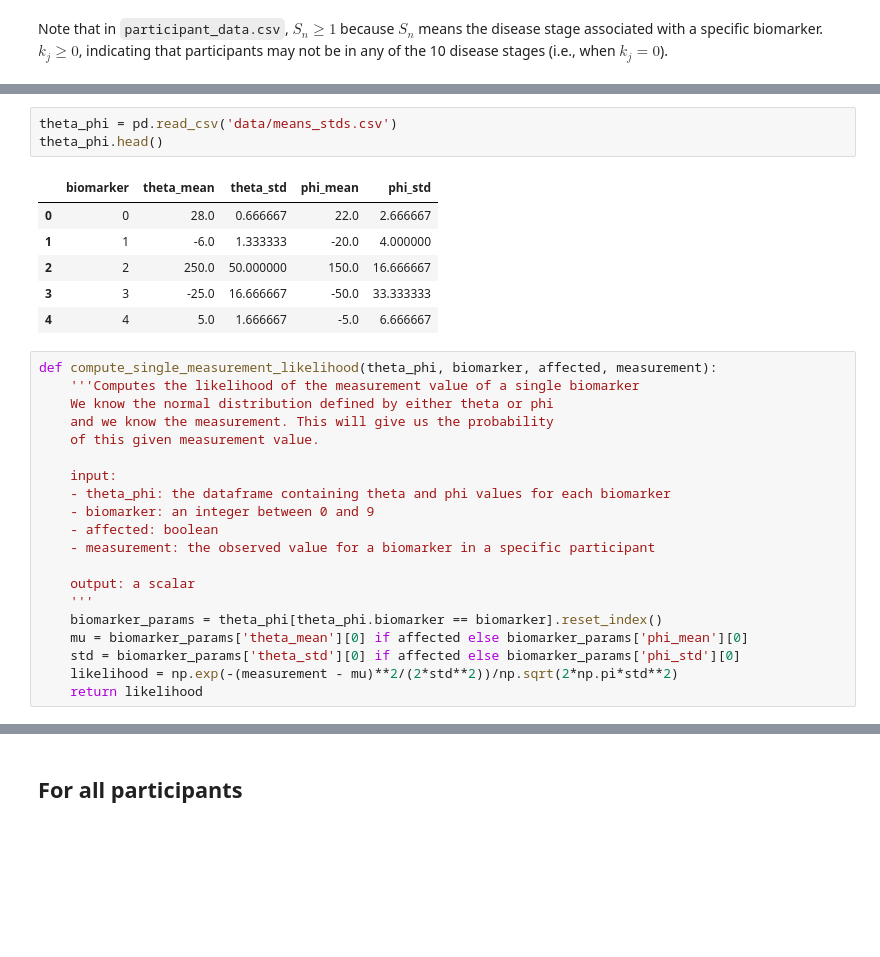
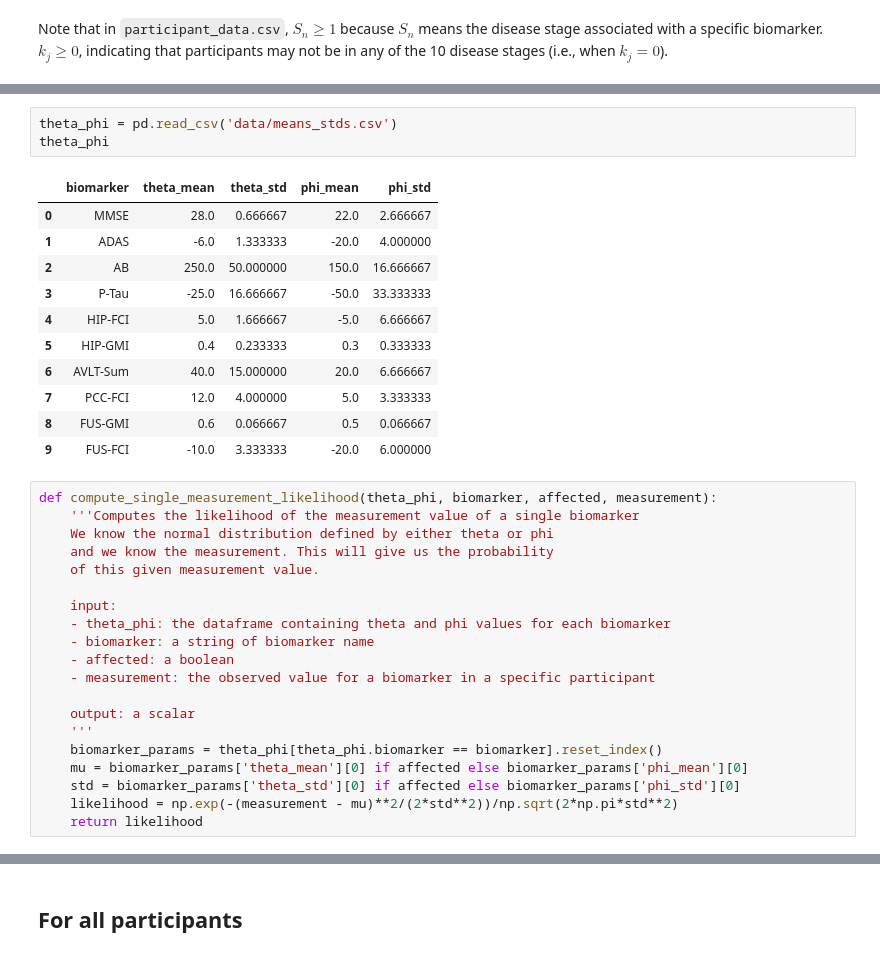
Before and after one commit to hongtaoh/ebm-book, a Jupyter notebook: _build/jupyter_execute/two_estimate_disease_stages.ipynb, the cells around one changed output, grey strips where cells are left out. Saved outputs shown, nothing was run; the diff lists cells and outputs as text; blank space fills up the shorter version.

```diff
--- a/_build/jupyter_execute/two_estimate_disease_stages.ipynb
+++ b/_build/jupyter_execute/two_estimate_disease_stages.ipynb
@@ -49,13 +62,18 @@ array([ 5,  4,  0,  7,  8,  1,  6, 10,  2,  9,  3])
 # %%
 theta_phi = pd.read_csv('data/means_stds.csv')
-theta_phi.head()
+theta_phi
 # %% [output]
 |  | biomarker | theta_mean | theta_std | phi_mean | phi_std |
-| 0 | 0 | 28.0 | 0.666667 | 22.0 | 2.666667 |
-| 1 | 1 | -6.0 | 1.333333 | -20.0 | 4.000000 |
-| 2 | 2 | 250.0 | 50.000000 | 150.0 | 16.666667 |
-| 3 | 3 | -25.0 | 16.666667 | -50.0 | 33.333333 |
-| 4 | 4 | 5.0 | 1.666667 | -5.0 | 6.666667 |
+| 0 | MMSE | 28.0 | 0.666667 | 22.0 | 2.666667 |
+| 1 | ADAS | -6.0 | 1.333333 | -20.0 | 4.000000 |
+| 2 | AB | 250.0 | 50.000000 | 150.0 | 16.666667 |
+| 3 | P-Tau | -25.0 | 16.666667 | -50.0 | 33.333333 |
+| 4 | HIP-FCI | 5.0 | 1.666667 | -5.0 | 6.666667 |
+| 5 | HIP-GMI | 0.4 | 0.233333 | 0.3 | 0.333333 |
+| 6 | AVLT-Sum | 40.0 | 15.000000 | 20.0 | 6.666667 |
+| 7 | PCC-FCI | 12.0 | 4.000000 | 5.0 | 3.333333 |
+| 8 | FUS-GMI | 0.6 | 0.066667 | 0.5 | 0.066667 |
+| 9 | FUS-FCI | -10.0 | 3.333333 | -20.0 | 6.000000 |
 # %%
 def compute_single_measurement_likelihood(theta_phi, biomarker, affected, measurement):
     '''Computes the likelihood of the measurement value of a single biomarker
@@ -65,8 +83,8 @@ def compute_single_measurement_likelihood(theta_phi, biomarker, affected, measur
 
     input:
     - theta_phi: the dataframe containing theta and phi values for each biomarker
-    - biomarker: an integer between 0 and 9
-    - affected: boolean
+    - biomarker: a string of biomarker name
+    - affected: a boolean
     - measurement: the observed value for a biomarker in a specific participant
 
     output: a scalar
```
Also changed, not shown: parts of 35 cells of this notebook, 39 other files.
